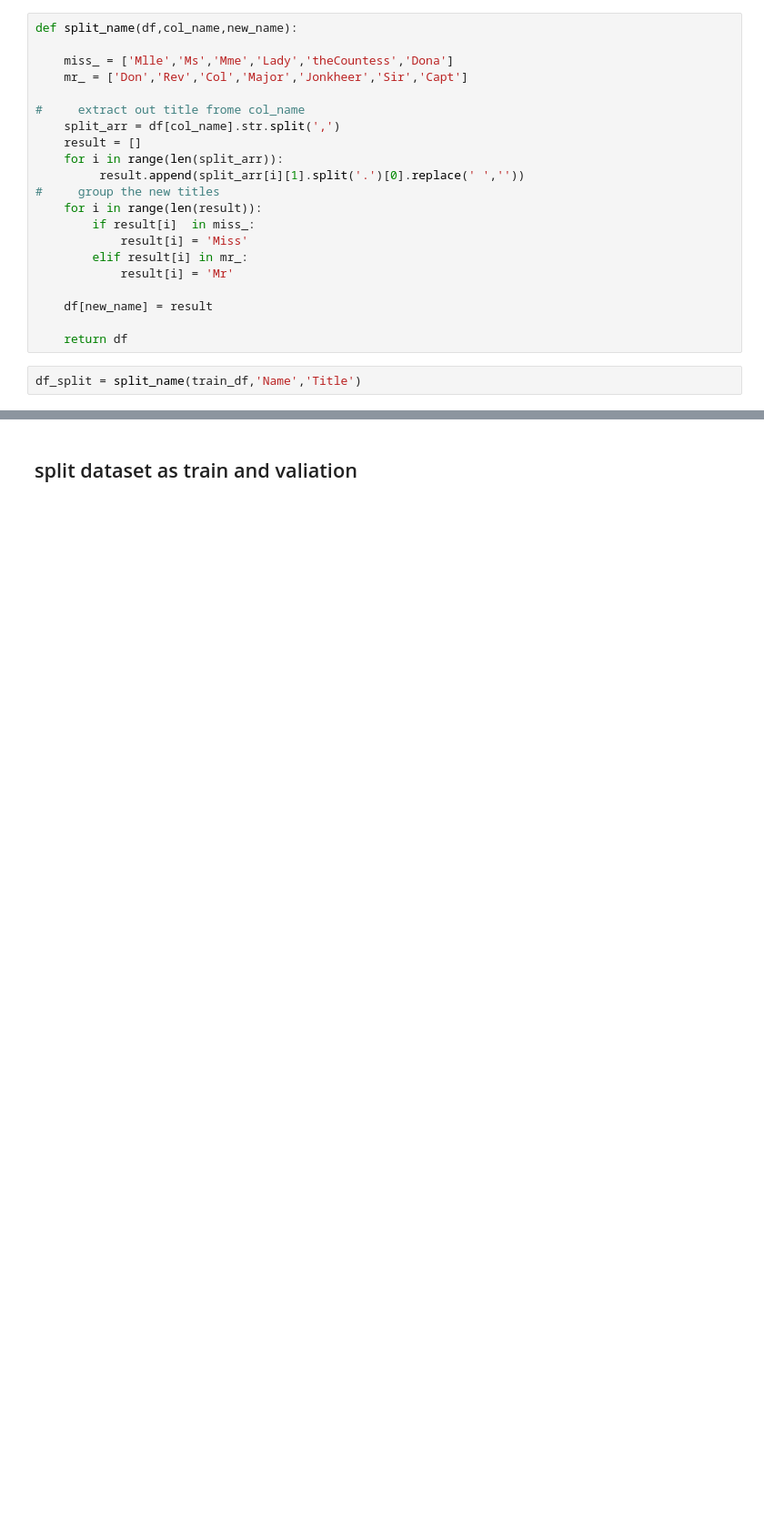
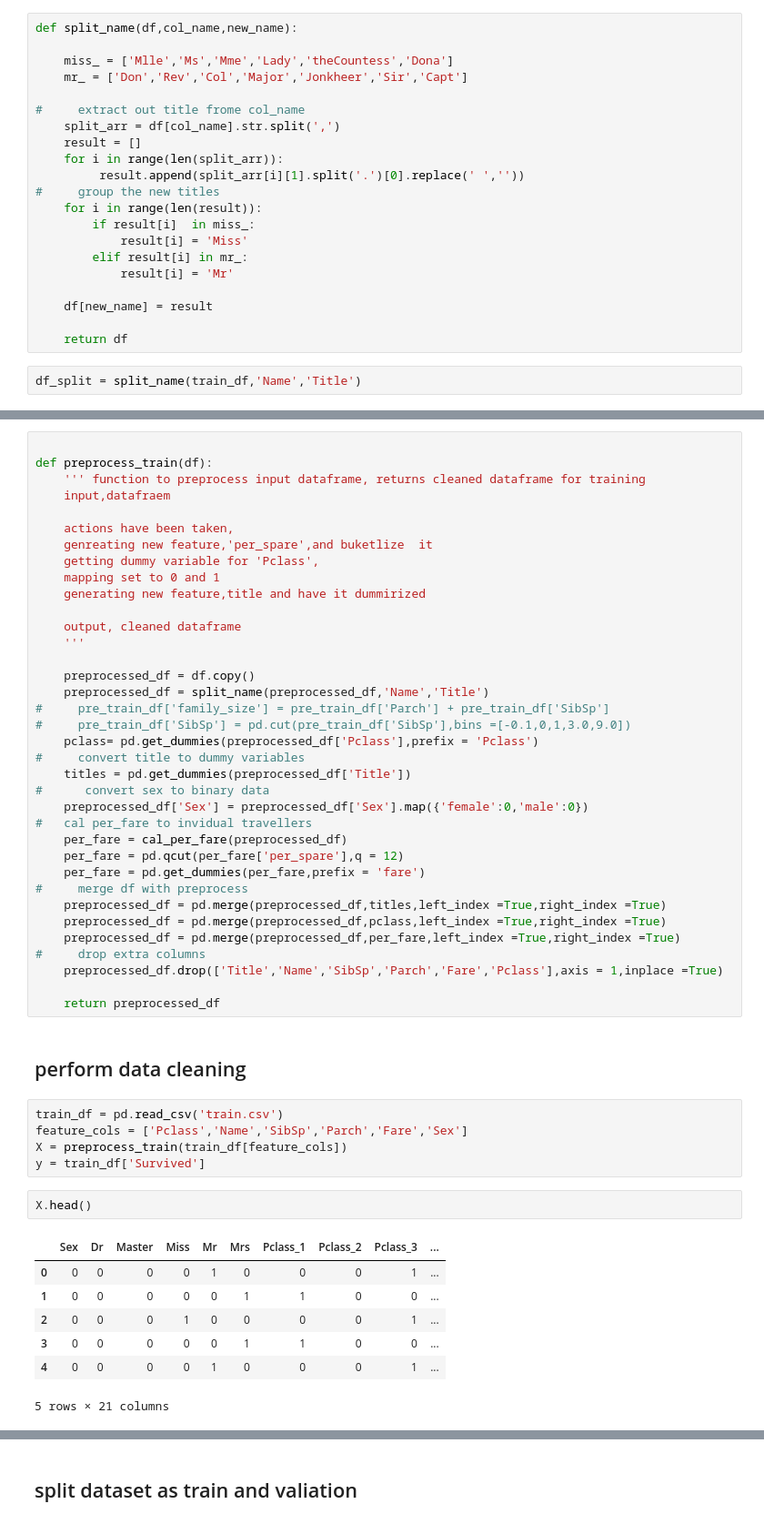
Before and after one commit to RayFromUiS/kaggle_titanic, a Jupyter notebook: kaggle_titanic.ipynb, the cells around one changed output, grey strips where cells are left out. Shown at 91% size. Saved outputs shown, nothing was run; the diff lists cells and outputs as text; blank space fills up the shorter version.

```diff
--- a/kaggle_titanic.ipynb
+++ b/kaggle_titanic.ipynb
@@ -247,0 +159,53 @@ pre_train_df = df_features(df_split,featrue_cols = ['Title','Pclass','Fare','Sib
+# %%
+
+def preprocess_train(df):
+    ''' function to preprocess input dataframe, returns cleaned dataframe for training
+    input,datafraem
+
+    actions have been taken,
+    genreating new feature,'per_spare',and buketlize  it
+    getting dummy variable for 'Pclass',
+    mapping set to 0 and 1
+    generating new feature,title and have it dummirized
+
+    output, cleaned dataframe
+    '''
+
+    preprocessed_df = df.copy()
+    preprocessed_df = split_name(preprocessed_df,'Name','Title')
+#     pre_train_df['family_size'] = pre_train_df['Parch'] + pre_train_df['SibSp']
+#     pre_train_df['SibSp'] = pd.cut(pre_train_df['SibSp'],bins =[-0.1,0,1,3.0,9.0])
+    pclass= pd.get_dummies(preprocessed_df['Pclass'],prefix = 'Pclass')
+#     convert title to dummy variables
+    titles = pd.get_dummies(preprocessed_df['Title'])
+#      convert sex to binary data
+    preprocessed_df['Sex'] = preprocessed_df['Sex'].map({'female':0,'male':0})
+#   cal per_fare to invidual travellers
+    per_fare = cal_per_fare(preprocessed_df)
+    per_fare = pd.qcut(per_fare['per_spare'],q = 12)
+    per_fare = pd.get_dummies(per_fare,prefix = 'fare')
+#     merge df with preprocess
+    preprocessed_df = pd.merge(preprocessed_df,titles,left_index =True,right_index =True)
+    preprocessed_df = pd.merge(preprocessed_df,pclass,left_index =True,right_index =True)
+    preprocessed_df = pd.merge(preprocessed_df,per_fare,left_index =True,right_index =True)
+#     drop extra columns
+    preprocessed_df.drop(['Title','Name','SibSp','Parch','Fare','Pclass'],axis = 1,inplace =True)
+
+    return preprocessed_df
+# %% [markdown]
+## perform data cleaning
+# %%
+train_df = pd.read_csv('train.csv')
+feature_cols = ['Pclass','Name','SibSp','Parch','Fare','Sex']
+X = preprocess_train(train_df[feature_cols])
+y = train_df['Survived']
+# %%
+X.head()
+# %% [output]
+|  | Sex | Dr | Master | Miss | Mr | Mrs | Pclass_1 | Pclass_2 | Pclass_3 | ... |
+| 0 | 0 | 0 | 0 | 0 | 1 | 0 | 0 | 0 | 1 | ... |
+| 1 | 0 | 0 | 0 | 0 | 0 | 1 | 1 | 0 | 0 | ... |
+| 2 | 0 | 0 | 0 | 1 | 0 | 0 | 0 | 0 | 1 | ... |
+| 3 | 0 | 0 | 0 | 0 | 0 | 1 | 1 | 0 | 0 | ... |
+| 4 | 0 | 0 | 0 | 0 | 1 | 0 | 0 | 0 | 1 | ... |
+5 rows × 21 columns
```
Also changed, not shown: parts of 48 cells of this notebook, 1 other file.
